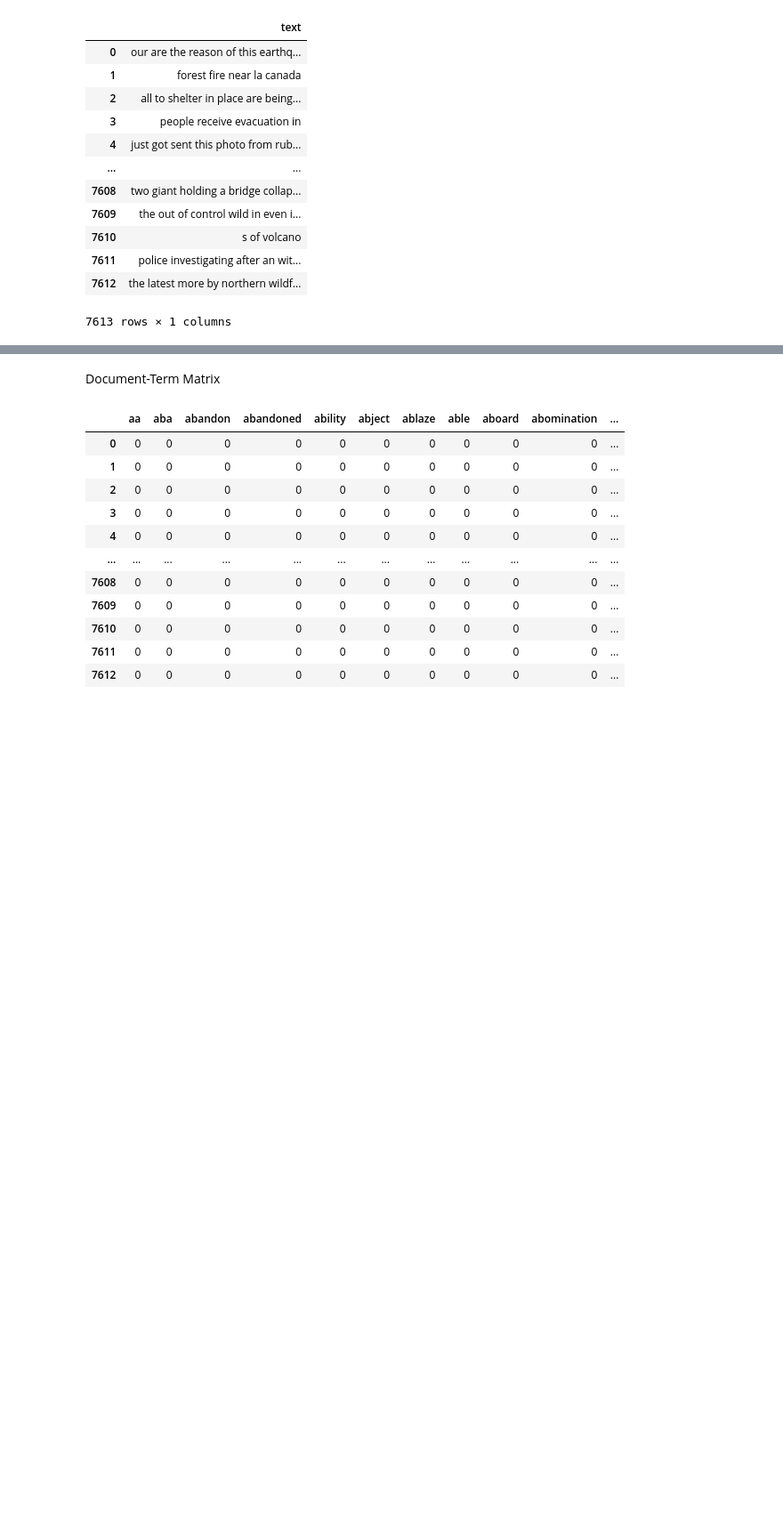
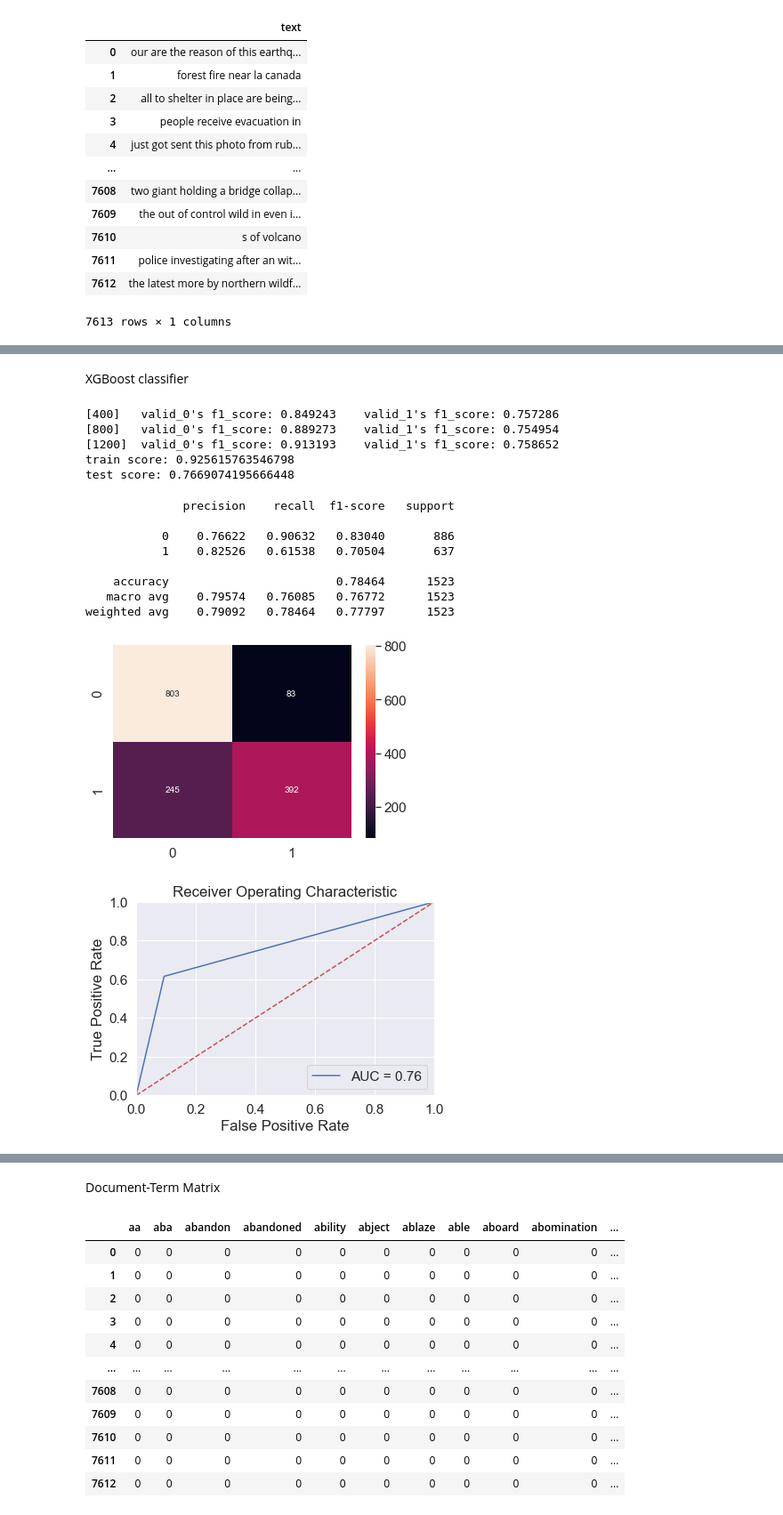
Before and after one commit to AmirMohammadiKarbalaei/kaggle-NLP-Disaster-Tweets, a Jupyter notebook: NLP_Disaster_Tweets.ipynb, the cells around one changed output, grey strips where cells are left out. Shown at 89% size. Drawn from its saved outputs; the diff is of its cells as text; code cells hidden in the pictures; blank space fills up the shorter version.

```diff
--- a/NLP_Disaster_Tweets.ipynb
+++ b/NLP_Disaster_Tweets.ipynb
@@ -172,0 +190,5 @@ weighted avg    0.77617   0.77741   0.77609      1523
+# %%
+parameters = {
+    'C': [1.0, 10],
+    'gamma': [1, 'auto', 'scale']}
+model = GridSearchCV(SVC(kernel='rbf'), parameters, cv=5, n_jobs=-1).fit(train,y_train)
@@ -172,0 +212,50 @@ weighted avg    0.77617   0.77741   0.77609      1523
+# %% [markdown]
+XGBoost classifier
+# %%
+from lightgbm import LGBMClassifier
+from sklearn.metrics import f1_score
+
+
+def f1_metric(ytrue,preds):
+    ''' Return the F1 Score value for the preds and true values, ytrue '''
+    return 'f1_score', f1_score((preds>=0.5).astype('int'), ytrue, average='macro'), True
+
+params = {
+    'learning_rate': 0.06,
+    'n_estimators': 1500,
+    'colsample_bytree': 0.5,
+    'metric': 'f1_score'
+}
+
+full_clf = LGBMClassifier(**params)
+
+# Fit or train the xgboost model
+full_clf.fit(train.astype(np.float32), y_train, eval_set=[(train.astype(np.float32), y_train), (test.astype(np.float32), y_test)],
+             verbose=400, eval_metric=f1_metric)
+#Show the results
+print("train score:", full_clf.score(train.astype(np.float32), y_train))
+print("test score:", full_clf.score(test.astype(np.float32), y_test))
+# %% [output]
+[400]   valid_0's f1_score: 0.849243    valid_1's f1_score: 0.757286
+[800]   valid_0's f1_score: 0.889273    valid_1's f1_score: 0.754954
+[1200]  valid_0's f1_score: 0.913193    valid_1's f1_score: 0.758652
+train score: 0.925615763546798
+test score: 0.7669074195666448
+# %%
+# Predicting the Test set results
+Y_pred = full_clf.predict(test.astype(np.float32))
+
+print(metrics.classification_report(y_test, y_pred,  digits=5))
+plot_confussion_matrix(y_test, y_pred)
+plot_roc_curve(y_test, y_pred)
+# %% [output]
+              precision    recall  f1-score   support
+
+           0    0.76622   0.90632   0.83040       886
+           1    0.82526   0.61538   0.70504       637
+
+    accuracy                        0.78464      1523
+   macro avg    0.79574   0.76085   0.76772      1523
+weighted avg    0.79092   0.78464   0.77797      1523
+[figure, added]
+[figure, added]
```
Also changed, not shown: parts of 30 cells of this notebook.
